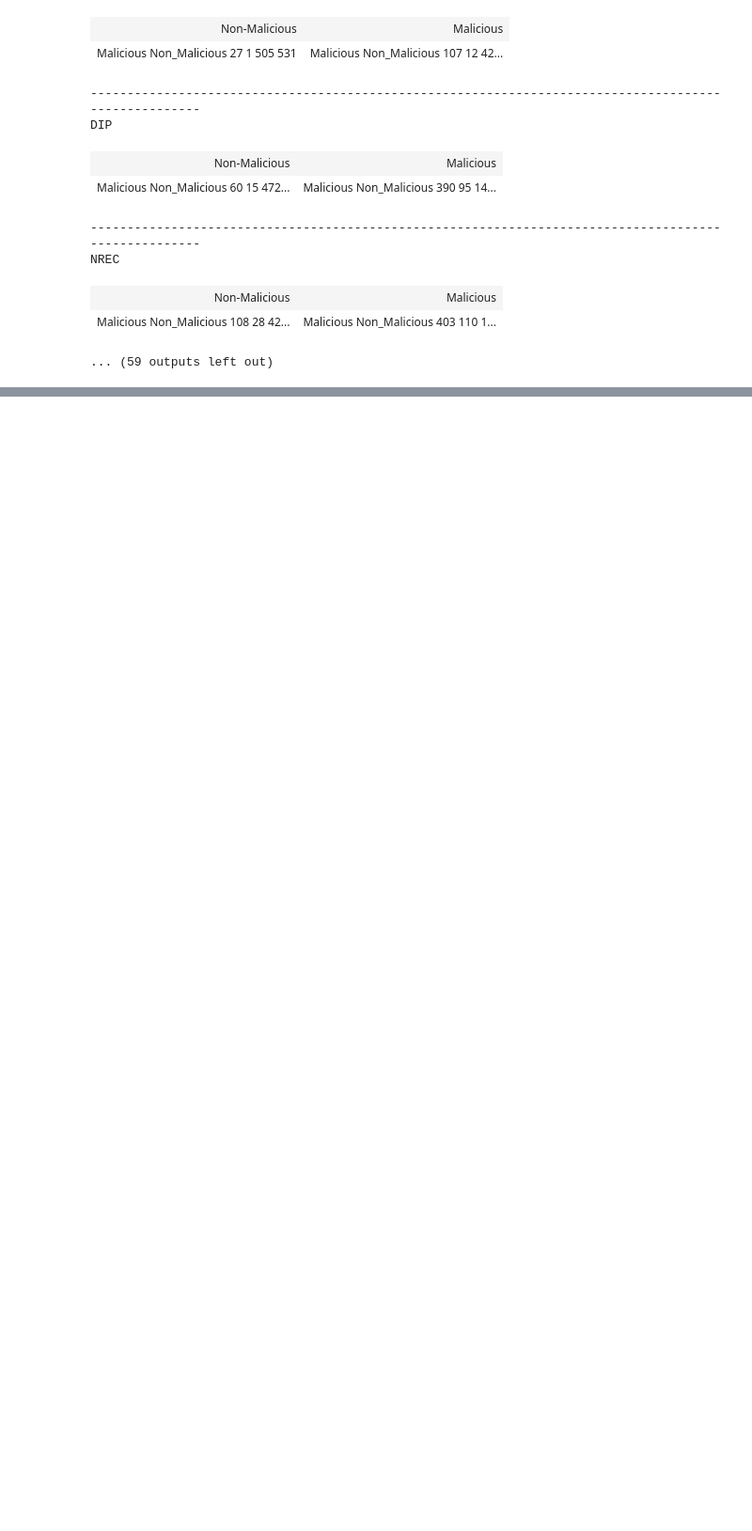
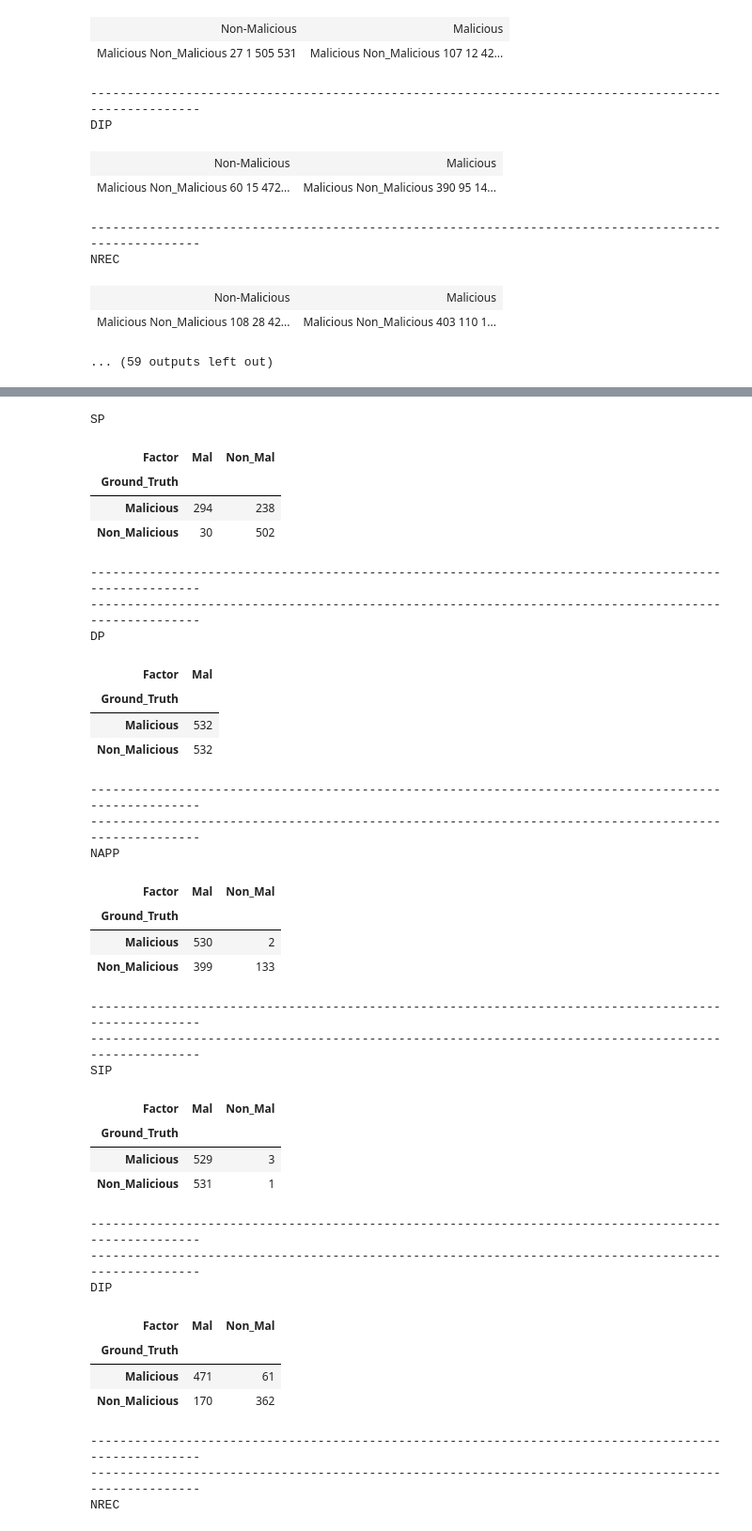
Before and after one commit to darshan-b/Reputation-Scoring, a Jupyter notebook: Jan19th/Non-parametric.ipynb, the cells around one changed output, grey strips where cells are left out. Shown at 94% size. Cells and saved outputs as stored; diff of their text form; code cells hidden in the pictures; blank space fills up the shorter version.

```diff
--- a/Jan19th/Non-parametric.ipynb
+++ b/Jan19th/Non-parametric.ipynb
@@ -155,0 +161,66 @@ NREC
+# %%
+for col in train.columns[:-1]:
+    X_train=train[train.Target==0][col].values
+    Y_train=train[train.Target==0]['Target'].values
+    scaler=StandardScaler()
+    scaled_X=scaler.fit_transform(X_train.reshape(-1,1))
+    kde = KernelDensity(kernel='gaussian', bandwidth=0.2).fit(scaled_X.reshape(-1,1))
+    X_test=scaler.transform(z['SP'].values.reshape(-1,1))
+    non_mal=np.exp(kde.score_samples(X_test.reshape(-1,1)))
+
+    X_train=train[train.Target==1][col].values
+    Y_train=train[train.Target==1]['Target'].values
+    scaler=StandardScaler()
+    scaled_X=scaler.fit_transform(X_train.reshape(-1,1))
+    kde = KernelDensity(kernel='gaussian', bandwidth=0.2).fit(scaled_X.reshape(-1,1))
+    X_test=scaler.transform(z['SP'].values.reshape(-1,1))
+    mal=np.exp(kde.score_samples(X_test.reshape(-1,1)))
+
+    df=pd.DataFrame({'Non_Mal':non_mal,'Mal':mal,'Ground_Truth':Y_test.reshape(1,-1)[0]})
+    df['Factor']=df['Non_Mal']/df['Mal']
+    df['Factor']=df['Factor'].apply(lambda x: 'Non_Mal' if x>1 else 'Mal')
+    df['Ground_Truth']=df['Ground_Truth'].apply(lambda x: 'Malicious' if x==1 else 'Non_Malicious')
+
+    print('\033[1m' + str(col) + '\033[0m\n')
+    display(pd.crosstab(df.Ground_Truth,df.Factor))
+    print("-----------------------------------------------------------------------------------------------------")
+    print("-----------------------------------------------------------------------------------------------------")
+    file_name='Non-parametric/KDE/Non_para_col_'+str(col)+'.csv'
+    df.to_csv(file_name)
+# %% [output]
+SP
+| Factor | Mal | Non_Mal |
+| Ground_Truth |  |  |
+| Malicious | 294 | 238 |
+| Non_Malicious | 30 | 502 |
+-----------------------------------------------------------------------------------------------------
+-----------------------------------------------------------------------------------------------------
+DP
+| Factor | Mal |
+| Ground_Truth |  |
+| Malicious | 532 |
+| Non_Malicious | 532 |
+-----------------------------------------------------------------------------------------------------
+-----------------------------------------------------------------------------------------------------
+NAPP
+| Factor | Mal | Non_Mal |
+| Ground_Truth |  |  |
+| Malicious | 530 | 2 |
+| Non_Malicious | 399 | 133 |
+-----------------------------------------------------------------------------------------------------
+-----------------------------------------------------------------------------------------------------
+SIP
+| Factor | Mal | Non_Mal |
+| Ground_Truth |  |  |
+| Malicious | 529 | 3 |
+| Non_Malicious | 531 | 1 |
+-----------------------------------------------------------------------------------------------------
+-----------------------------------------------------------------------------------------------------
+DIP
+| Factor | Mal | Non_Mal |
+| Ground_Truth |  |  |
+| Malicious | 471 | 61 |
+| Non_Malicious | 170 | 362 |
+-----------------------------------------------------------------------------------------------------
+-----------------------------------------------------------------------------------------------------
+NREC
```
Also changed, not shown: parts of 3 cells of this notebook, 1 other file.
